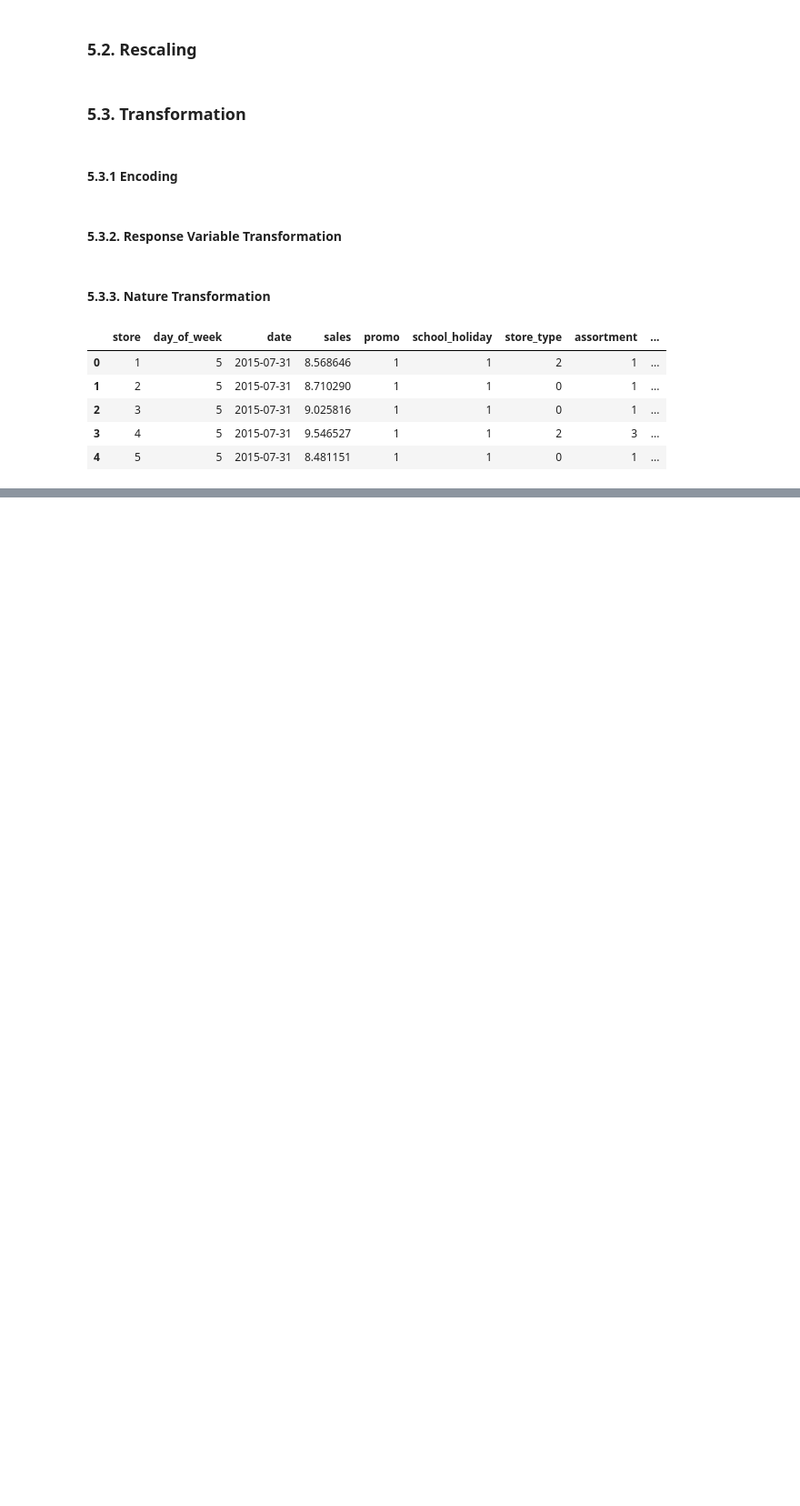
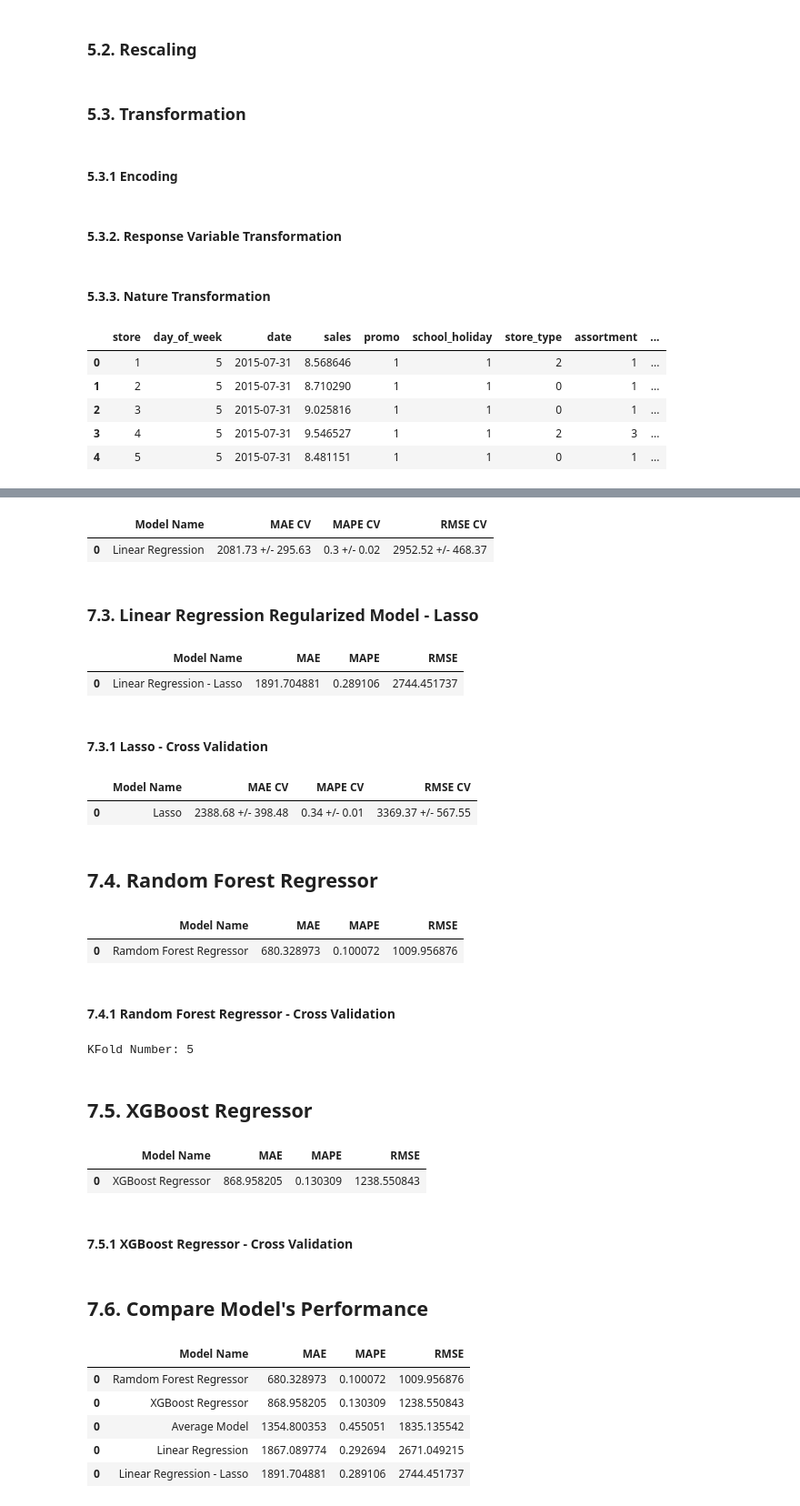
Before and after one commit to heitorfe/rossman-sales-predict, a Jupyter notebook: rossman-sales-predict-3.ipynb, the cells around one changed output, grey strips where cells are left out. Shown: that part at 91% size. Drawn from its saved outputs; the diff is of its cells as text; code cells hidden in the pictures; blank space fills up the shorter version.

Commit message:
machine learned with cross validation run

```diff
--- a/rossman-sales-predict-3.ipynb
+++ b/rossman-sales-predict-3.ipynb
@@ -915,0 +954,68 @@ lrr_result
+# %%
+lr_result_cv
+# %% [output]
+|  | Model Name | MAE CV | MAPE CV | RMSE CV |
+| 0 | Linear Regression | 2081.73 +/- 295.63 | 0.3 +/- 0.02 | 2952.52 +/- 468.37 |
+# %% [markdown]
+### 7.3. Linear Regression Regularized Model - Lasso
+# %%
+#model
+lrr = Lasso(alpha=0.01).fit(x_train, Y_train)
+
+#prediction
+yhat_lrr = lrr.predict(x_test)
+
+#performance
+lrr_result = ml_error('Linear Regression - Lasso', np.expm1(Y_test), np.expm1(yhat_lrr))
+lrr_result
+# %% [output]
+|  | Model Name | MAE | MAPE | RMSE |
+| 0 | Linear Regression - Lasso | 1891.704881 | 0.289106 | 2744.451737 |
+# %% [markdown]
+#### 7.3.1 Lasso - Cross Validation
+# %%
+lrr = Lasso
+lrr_result_cv = cross_validation(x_training, 5, 'Lasso', lrr, verbose=False)
+lrr_result_cv
+# %% [output]
+|  | Model Name | MAE CV | MAPE CV | RMSE CV |
+| 0 | Lasso | 2388.68 +/- 398.48 | 0.34 +/- 0.01 | 3369.37 +/- 567.55 |
+# %% [markdown]
+## 7.4. Random Forest Regressor
+# %%
+#model
+rf = RandomForestRegressor(n_estimators=100, n_jobs=-1, random_state=41).fit(x_train, Y_train)
+#prediction
+yhat_rf = rf.predict(x_test)
+
+#performance
+rf_result = ml_error('Random Forest Regressor', np.expm1(Y_test), np.expm1(yhat_rf))
+rf_result
+# %% [output]
+|  | Model Name | MAE | MAPE | RMSE |
+| 0 | Ramdom Forest Regressor | 680.328973 | 0.100072 | 1009.956876 |
+# %% [markdown]
+#### 7.4.1 Random Forest Regressor - Cross Validation
+# %%
+rf = RandomForestRegressor
+rf_result_cv = cross_validation(x_training, 5, 'Random Forest Regressor', rf, verbose=True)
+rf_result_cv
+# %% [output]
+KFold Number: 5
+# %% [markdown]
+## 7.5. XGBoost Regressor
+# %%
+model_xgb = xgb.XGBRegressor( objective='reg:squarederror',
+                             n_estimators=100 ).fit( x_train, Y_train )
+
+#prediction
+yhat_xgb = model_xgb.predict(x_test)
+
+#performance
+xgb_result = ml_error('XGBoost Regressor', np.expm1(Y_test), np.expm1(yhat_xgb))
+xgb_result
+# %% [output]
+|  | Model Name | MAE | MAPE | RMSE |
+| 0 | XGBoost Regressor | 868.958205 | 0.130309 | 1238.550843 |
+# %% [markdown]
+#### 7.5.1 XGBoost Regressor - Cross Validation
@@ -915,0 +1026,12 @@ lrr_result
+# %% [markdown]
+## 7.6. Compare Model's Performance
+# %%
+modelling_result = pd.concat([baseline_result, lr_result, lrr_result, rf_result, xgb_result])
+modelling_result.sort_values('RMSE')
+# %% [output]
+|  | Model Name | MAE | MAPE | RMSE |
+| 0 | Ramdom Forest Regressor | 680.328973 | 0.100072 | 1009.956876 |
+| 0 | XGBoost Regressor | 868.958205 | 0.130309 | 1238.550843 |
+| 0 | Average Model | 1354.800353 | 0.455051 | 1835.135542 |
+| 0 | Linear Regression | 1867.089774 | 0.292694 | 2671.049215 |
+| 0 | Linear Regression - Lasso | 1891.704881 | 0.289106 | 2744.451737 |
```
Also changed, not shown: parts of 48 cells of this notebook.
